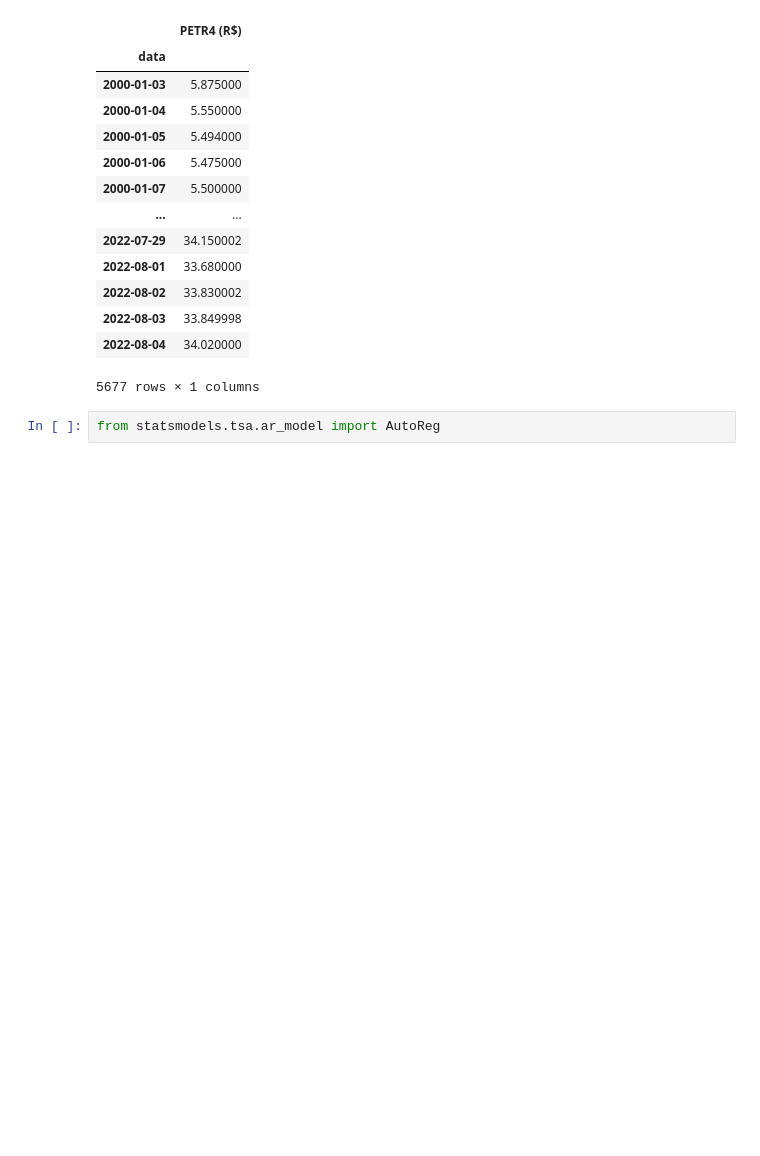
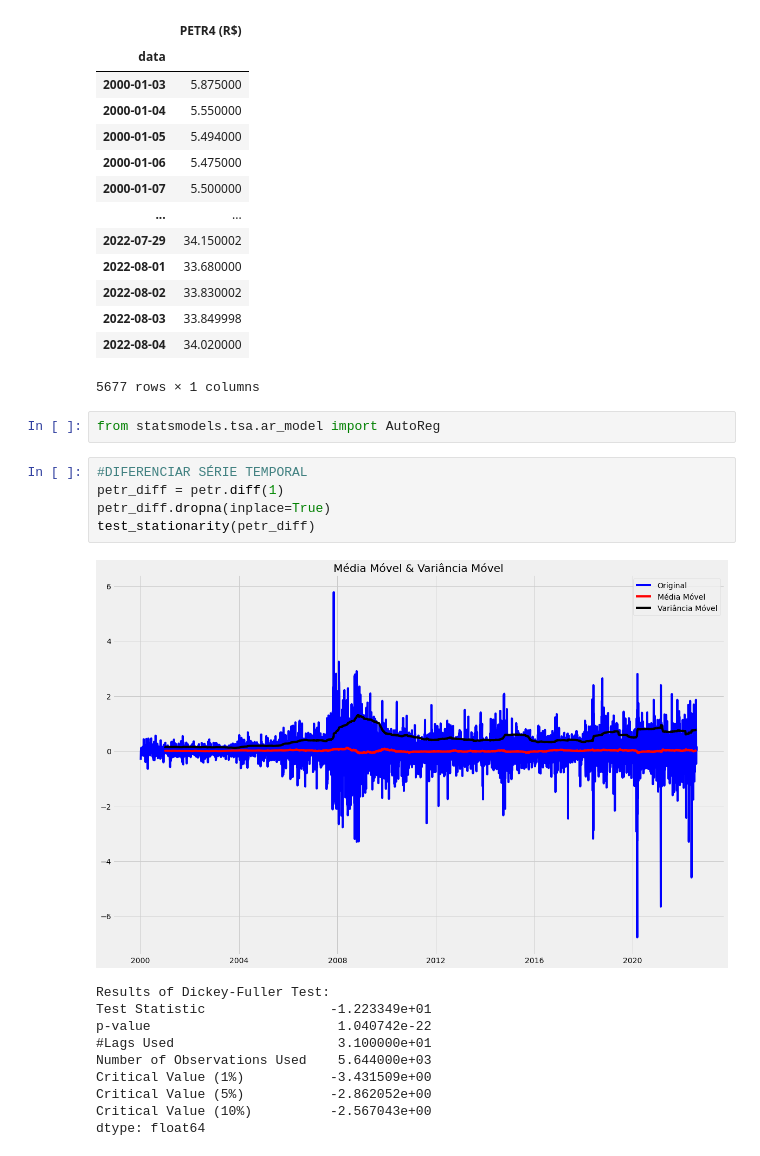
Before and after one commit to msbrasil/econometria, a Jupyter notebook: Econometria/4º Relatório - Séries Temporais/var.ipynb, the cells around one changed output. Drawn from its saved outputs; the diff is of its cells as text; blank space fills up the shorter version.

```diff
--- a/Econometria/4º Relatório - Séries Temporais/var.ipynb
+++ b/Econometria/4º Relatório - Séries Temporais/var.ipynb
@@ -233,6 +267,22 @@ petr
 5677 rows × 1 columns
 # %%
 from statsmodels.tsa.ar_model import AutoReg
+# %%
+#DIFERENCIAR SÉRIE TEMPORAL
+petr_diff = petr.diff(1)
+petr_diff.dropna(inplace=True)
+test_stationarity(petr_diff)
+# %% [output]
+[figure, added]
+Results of Dickey-Fuller Test:
+Test Statistic                -1.223349e+01
+p-value                        1.040742e-22
+#Lags Used                     3.100000e+01
+Number of Observations Used    5.644000e+03
+Critical Value (1%)           -3.431509e+00
+Critical Value (5%)           -2.862052e+00
+Critical Value (10%)          -2.567043e+00
+dtype: float64
 # %%
 
 #
```
Also changed, not shown: parts of 41 cells of this notebook, 1 other file.
